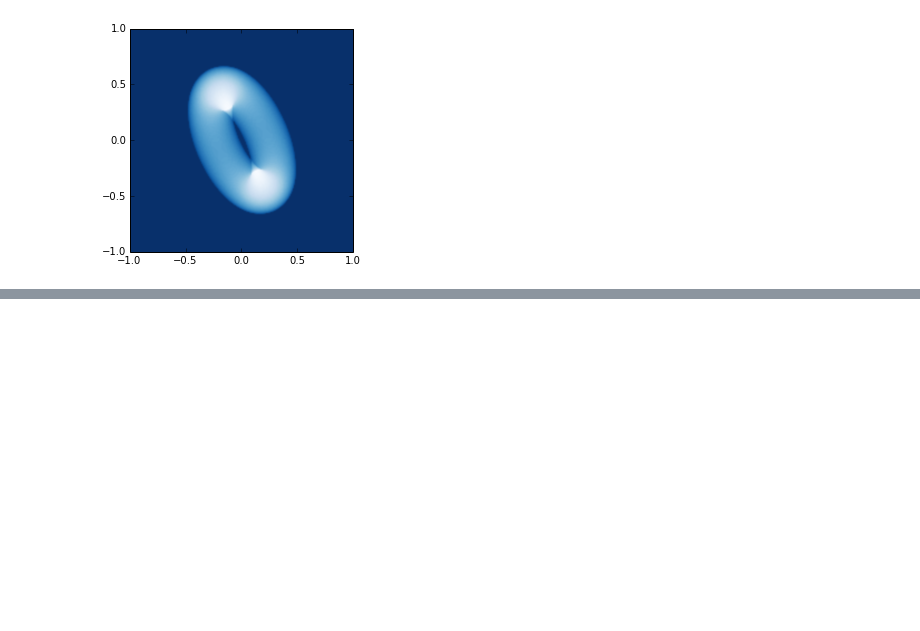
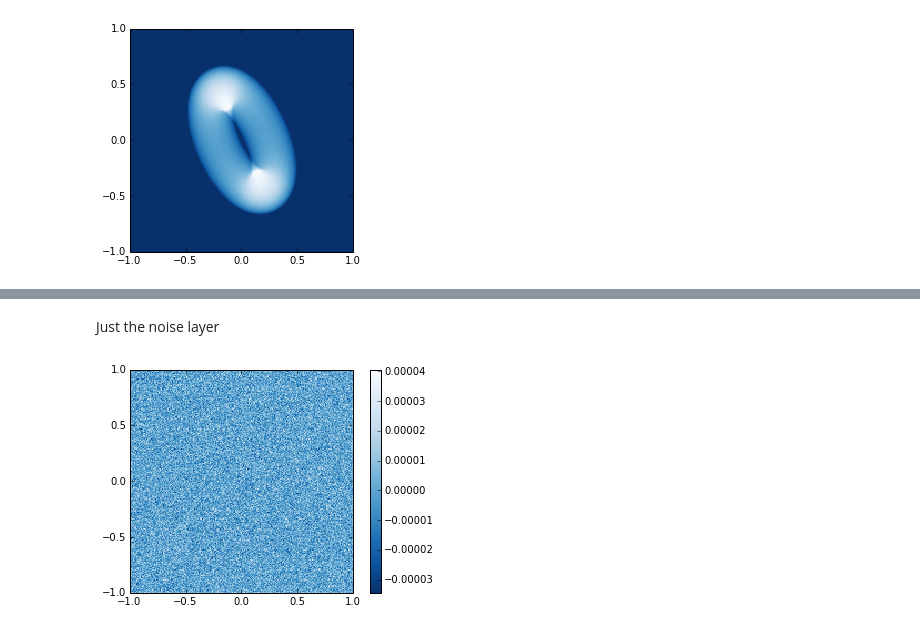
Before and after one commit to rnikutta/rhocube, a Jupyter notebook: rhocube.ipynb, the cells around one changed output, grey strips where cells are left out. Drawn from its saved outputs; the diff is of its cells as text; code cells hidden in the pictures; blank space fills up the shorter version.

```diff
--- a/rhocube.ipynb
+++ b/rhocube.ipynb
@@ -50,0 +59,7 @@ args:  (0.5, 0.2, 0.0, 0.0, 50.0, 55.0, 1.0)
+# %% [markdown]
+Just the noise layer
+# %%
+im = p.imshow(cube.errimage,origin='lower',extent=cube.extent,cmap=matplotlib.cm.Blues_r,interpolation='none')
+cb = p.colorbar(im)
+# %% [output]
+[figure, added]
```
Also changed, not shown: parts of 6 cells of this notebook, 1 other file.
